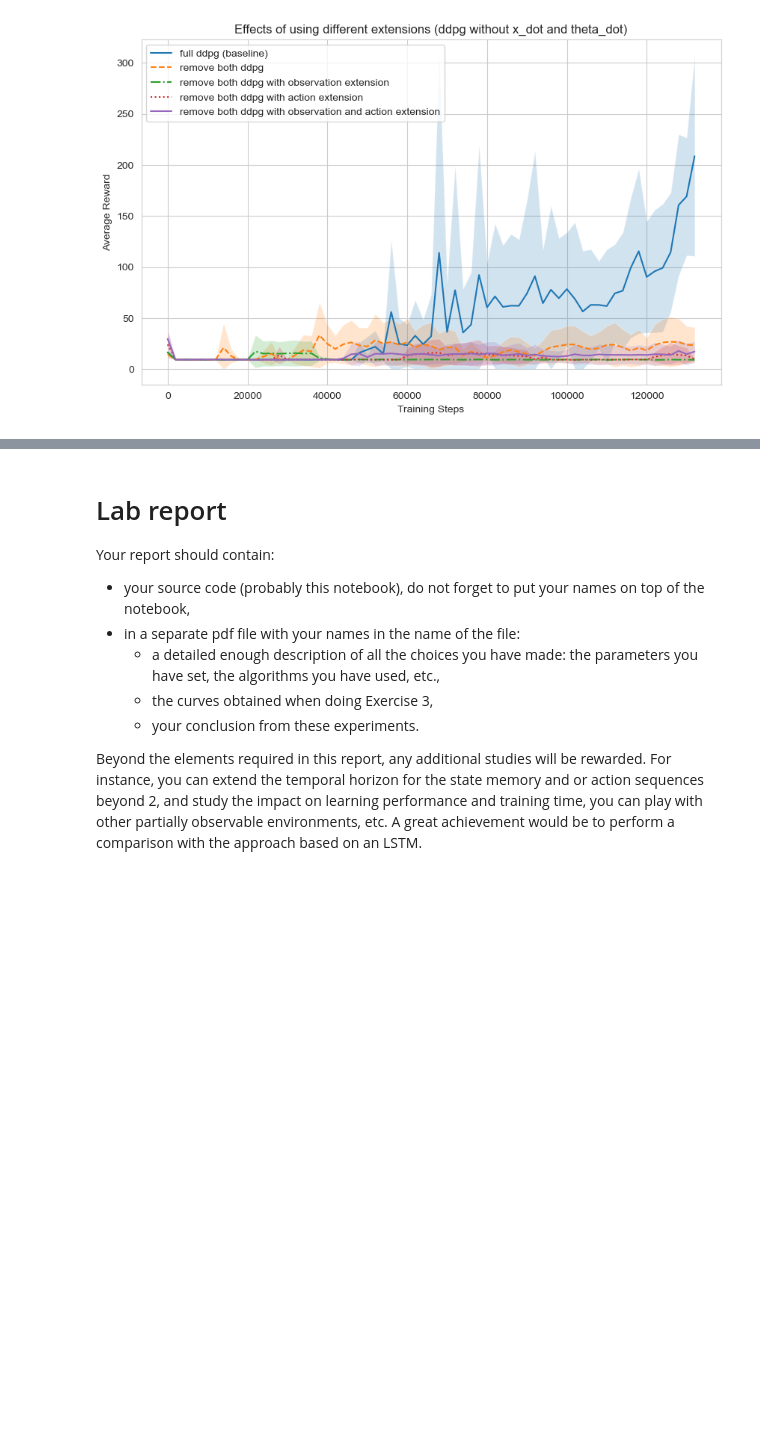
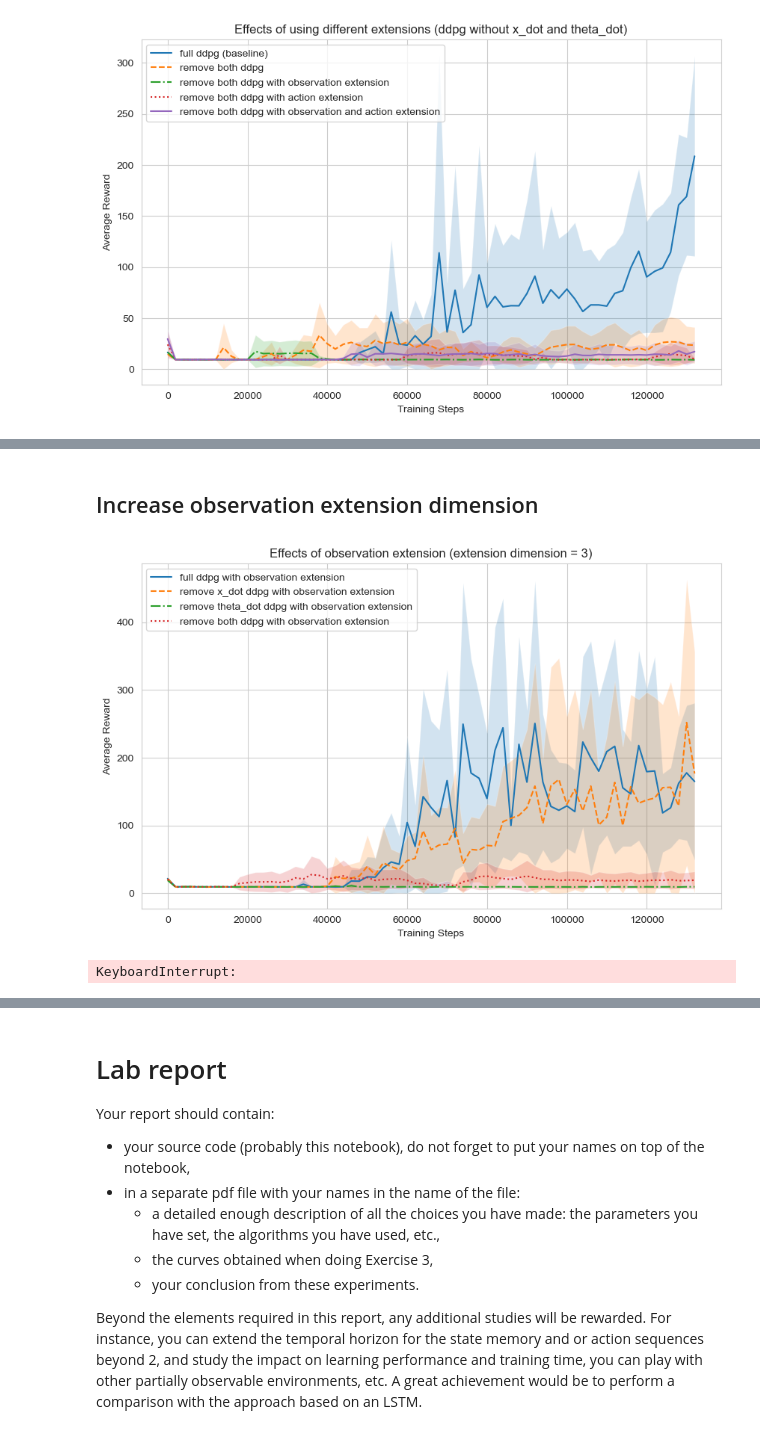
Before and after one commit to Mosakana/M2S3-RLD, a Jupyter notebook: Mini-project2/15-time-extension.student.ipynb, the cells around one changed output, grey strips where cells are left out. Saved outputs shown, nothing was run; the diff lists cells and outputs as text; code cells hidden in the pictures; blank space fills up the shorter version.

```diff
--- a/Mini-project2/15-time-extension.student.ipynb
+++ b/Mini-project2/15-time-extension.student.ipynb
@@ -596,0 +613,23 @@ plot_learning_curves(algos, labels, linestyles, 'Effects of using different exte
+# %% [markdown]
+## Increase observation extension dimension
+# %%
+wrap_obs_ext_3 = lambda env: ObsTimeExtensionWrapper(env, extend_factor=3)
+ddpg_full_ObExt_3 = run(params, N_EXP, DDPG, [wrap_obs_ext_3])
+# %%
+ddpg_x_dot_ObExt_3 = run(params, N_EXP, DDPG, [wrap_x_dot, wrap_obs_ext_3])
+# %%
+ddpg_theta_dot_ObExt_3 = run(params, N_EXP, DDPG, [wrap_theta_dot, wrap_obs_ext_3])
+# %%
+ddpg_both_ObExt_3 = run(params, N_EXP, DDPG, [wrap_theta_dot, wrap_x_dot, wrap_obs_ext_3])
+# %%
+algos = [ddpg_full_ObExt_3, ddpg_x_dot_ObExt_3, ddpg_theta_dot_ObExt_3, ddpg_both_ObExt_3]
+labels = ['full observations with observation extension', r'remove $\Dot{X}$ with observation extension', r'remove $\Dot{\theta}$ with observation extension', r'remove $\Dot{X}$ and $\Dot{\theta}$ with observation extension']
+linestyles = ['-', '--', '-.', ':']
+plot_learning_curves(algos, labels, linestyles, 'Effects of observation extension (extension dimension = 3)')
+# %% [output]
+[figure, added]
+# %%
+wrap_obs_ext_4 = lambda env: ObsTimeExtensionWrapper(env, extend_factor=4)
+ddpg_full_ObExt_4 = run(params, N_EXP, DDPG, [wrap_obs_ext_4])
+# %% [output]
+KeyboardInterrupt:
```
Also changed, not shown: parts of 51 cells of this notebook.
